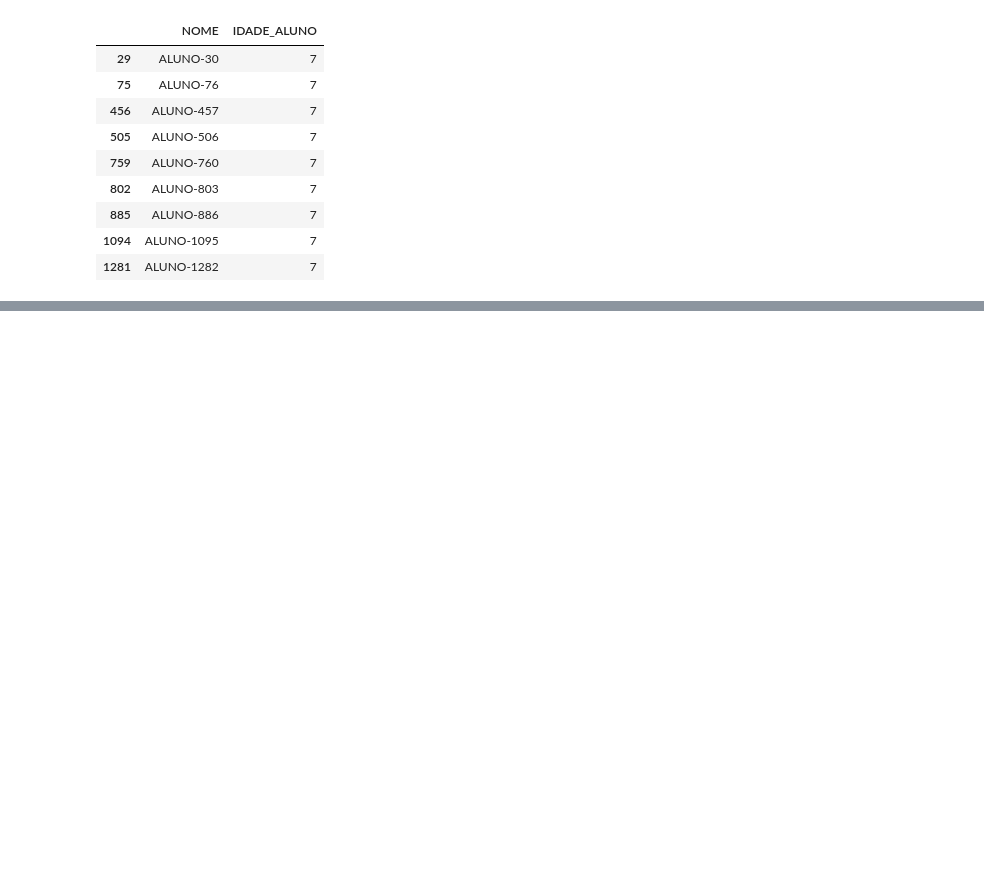
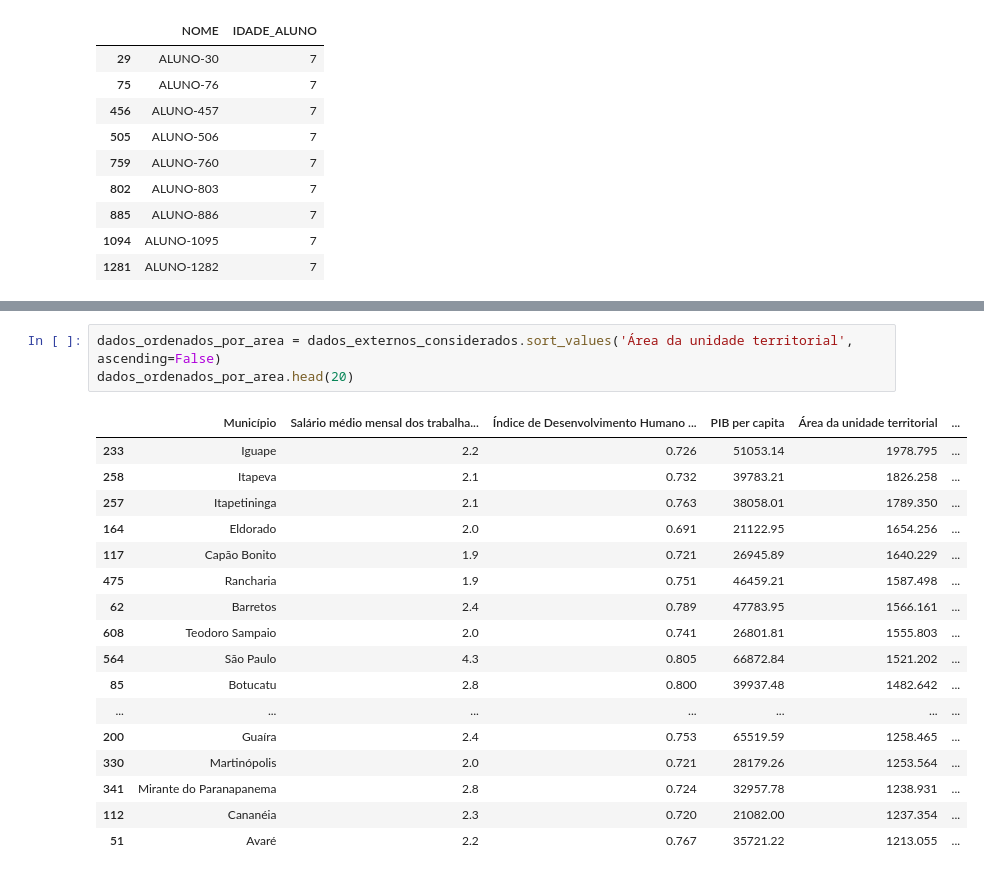
Before and after one commit to kfpetruz/Projeto-Expansao-ONG-Passos-Magicos, a Jupyter notebook: model_expansao.ipynb, the cells around one changed output, grey strips where cells are left out. Drawn from its saved outputs; the diff is of its cells as text; blank space fills up the shorter version.

```diff
--- a/model_expansao.ipynb
+++ b/model_expansao.ipynb
@@ -158,0 +169,21 @@ dados_externos.describe()
+# %%
+dados_ordenados_por_area = dados_externos_considerados.sort_values('Área da unidade territorial', ascending=False)
+dados_ordenados_por_area.head(20)
+# %% [output]
+|  | Município | Salário médio mensal dos trabalha... | Índice de Desenvolvimento Humano ... | PIB per capita | Área da unidade territorial | ... |
+| 233 | Iguape | 2.2 | 0.726 | 51053.14 | 1978.795 | ... |
+| 258 | Itapeva | 2.1 | 0.732 | 39783.21 | 1826.258 | ... |
+| 257 | Itapetininga | 2.1 | 0.763 | 38058.01 | 1789.350 | ... |
+| 164 | Eldorado | 2.0 | 0.691 | 21122.95 | 1654.256 | ... |
+| 117 | Capão Bonito | 1.9 | 0.721 | 26945.89 | 1640.229 | ... |
+| 475 | Rancharia | 1.9 | 0.751 | 46459.21 | 1587.498 | ... |
+| 62 | Barretos | 2.4 | 0.789 | 47783.95 | 1566.161 | ... |
+| 608 | Teodoro Sampaio | 2.0 | 0.741 | 26801.81 | 1555.803 | ... |
+| 564 | São Paulo | 4.3 | 0.805 | 66872.84 | 1521.202 | ... |
+| 85 | Botucatu | 2.8 | 0.800 | 39937.48 | 1482.642 | ... |
+| ... | ... | ... | ... | ... | ... | ... |
+| 200 | Guaíra | 2.4 | 0.753 | 65519.59 | 1258.465 | ... |
+| 330 | Martinópolis | 2.0 | 0.721 | 28179.26 | 1253.564 | ... |
+| 341 | Mirante do Paranapanema | 2.8 | 0.724 | 32957.78 | 1238.931 | ... |
+| 112 | Cananéia | 2.3 | 0.720 | 21082.00 | 1237.354 | ... |
+| 51 | Avaré | 2.2 | 0.767 | 35721.22 | 1213.055 | ... |
```
Also changed, not shown: parts of 18 cells of this notebook, 2 other files.
